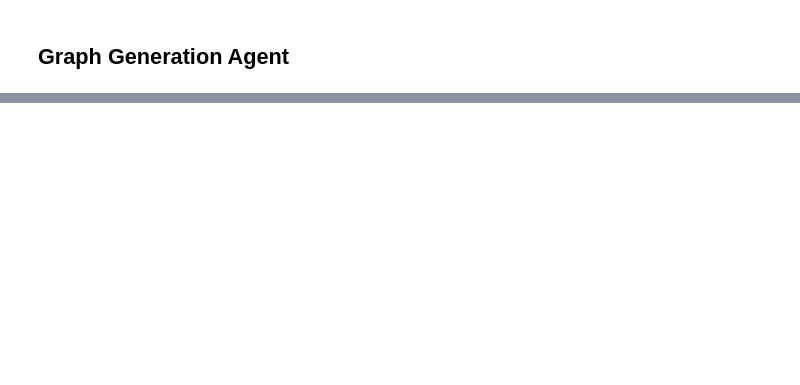
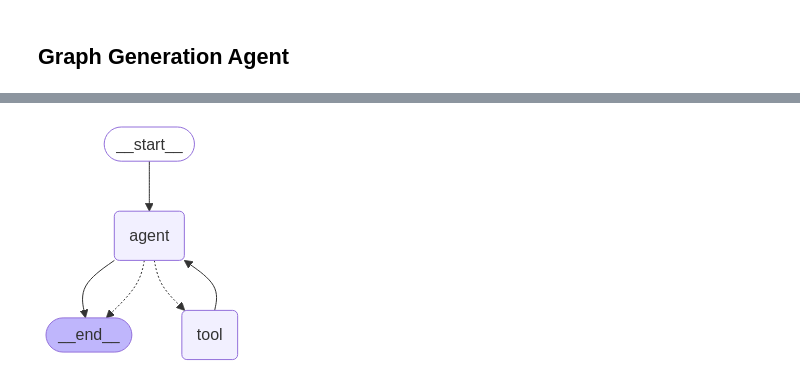
Before and after one commit to glyfish/agentic, a Jupyter notebook: LangGraph AI Agents/exp_7_multi_agent_systems.ipynb, the cells around one changed output, grey strips where cells are left out. Cells and saved outputs as stored; diff of their text form; code cells hidden in the pictures; blank space fills up the shorter version.

```diff
--- a/LangGraph AI Agents/exp_7_multi_agent_systems.ipynb
+++ b/LangGraph AI Agents/exp_7_multi_agent_systems.ipynb
@@ -310,3 +280,6 @@ B┤█████████████████████████
  │██████████████████████████                                                   │
  └┬──────────────────┬──────────────────┬──────────────────┬──────────────────┬┘
  0.00              0.75               1.50               2.25              3.00
+# %%
+data = {"A": ([1, 2, 3, 4, 5], [1, 2, 3, 4, 5]), "B": ([1, 2, 3, 4, 5], [7, 8, 9, 4, 10])}
+print(generate_multiple_line_graphs(data, "Multiple Line Chart Example"))
@@ -326,6 +317,10 @@ def get_messages_by_role(messages: list[BaseMessage], role: Literal["human", "as
 def build_llm():
     """Build an LLM with a custom model name."""
     return ChatOpenAI(model="gpt-4o-mini", temperature=0)
+
+# Define the state type
+class AgentState(TypedDict):
+    messages: Annotated[Sequence[BaseMessage], add_messages]
 # %% [markdown]
 ## Search Agent
 # %%
@@ -384,7 +370,7 @@ display(Image(researcher_agent.get_graph().draw_mermaid_png()))
 # %% [output]
 [figure]
 # %%
-result = await researcher_agent.ainvoke({
+result = researcher_agent.invoke({
     "messages": [
         HumanMessage(content="Who was Abraham Lincoln?")
     ]
@@ -403,0 +474,10 @@ Lincoln was re-elected in 1864, but he did not live to see the end of the war. H
+# %%
+result = bar_chart_agent.invoke({
+    "messages": [
+        SystemMessage(content="You are a chart generator. You may use the generate_bar_chart tool to generate a chart."),
+        HumanMessage(content="Make me a chart with the following data: Canada has 200 points, USA has 250 points, Spain was 150 points.")
+    ]
+})
+
+
+print(result['messages'][-1].content)
@@ -403,0 +487,68 @@ Lincoln was re-elected in 1864, but he did not live to see the end of the war. H
+# %%
+# Define tool schema
+class PurchaseTicketInput(BaseModel):
+    destination: str = Field(..., description="The destination of the plane ticket.")
+
+# Initialize LLM
+llm = ChatOpenAI(
+    model="gpt-4",
+    temperature=0
+)
+
+# Create the tool
+@tool(args_schema=PurchaseTicketInput)
+def purchase_ticket(destination: str) -> str:
+    """Buy a plane ticket for a given destination."""
+    return f"Purchased ticket to {destination}"
+
+tools = [purchase_ticket]
+llm_with_tools = llm.bind_tools(tools)
+node_tool = ToolNode(tools=tools)
+
+# Define state type
+class State(TypedDict):
+    messages: Annotated[Sequence[BaseMessage], add_messages]
+    ask_human_use_credit_card: bool
+
+# Define agent node with tools
+def node_agent(state: State):
+    messages = state["messages"]
+    result = llm_with_tools.invoke(messages)  # Simple invoke without tools
+    return {"messages": [result]}
+
+def should_continue(state: State):
+    messages = state["messages"]
+    ai_message = messages[-1]
+
+    # Check if it's an AI message with tool calls
+    if hasattr(ai_message, "tool_calls") and len(ai_message.tool_calls) > 0:
+        return "tool"
+    return END
+
+# Create and configure the graph
+workflow = StateGraph(State)
+workflow.add_node("agent", node_agent)
+workflow.add_node("tool", node_tool)
+
+workflow.add_edge(START, "agent")
+workflow.add_edge("tool", "agent")
+workflow.add_conditional_edges(
+    "agent",
+    should_continue,
+    {
+        "tool": "tool",
+        END: END
+    }
+)
+
+workflow.add_edge("agent", END)
+
+# Initialize memory checkpointer
+checkpointer = MemorySaver()
+
+# Compile the graph
+graph = workflow.compile(checkpointer=checkpointer)
+
+display(Image(graph.get_graph().draw_mermaid_png()))
+# %% [output]
+[figure, added]
```
Also changed, not shown: parts of 14 cells of this notebook, 3 other files.
